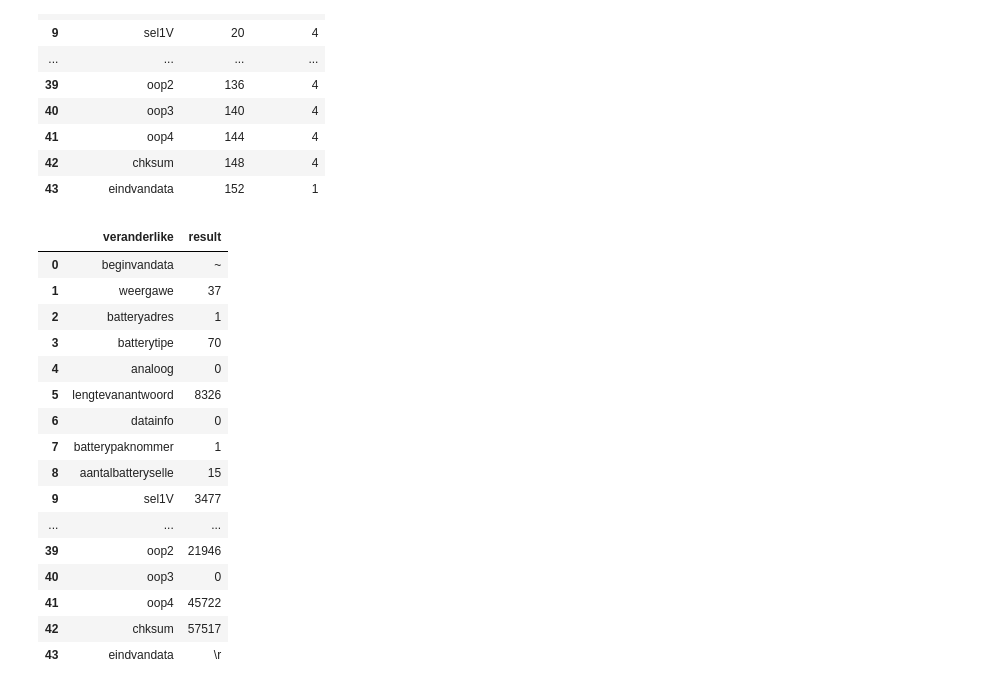
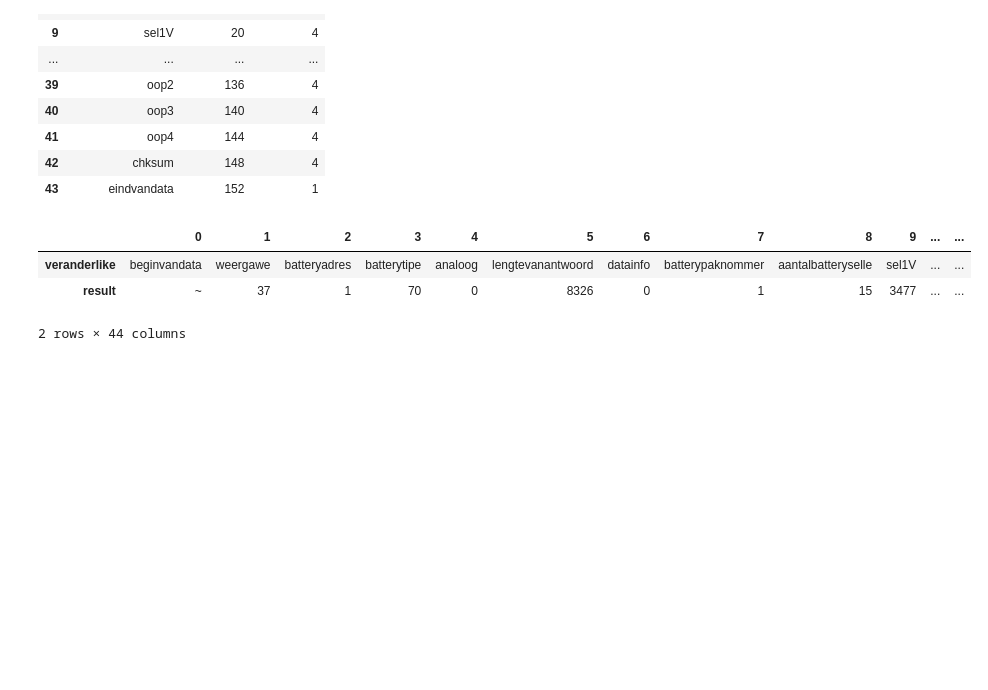
Before and after one commit to Interster/Battery4_8kW, a Jupyter notebook: ToetstheSunPaysSeriePoort.ipynb, the cells around one changed output. Saved outputs shown, nothing was run; the diff lists cells and outputs as text; code cells hidden in the pictures; blank space fills up the shorter version.

```diff
--- a/ToetstheSunPaysSeriePoort.ipynb
+++ b/ToetstheSunPaysSeriePoort.ipynb
@@ -329,23 +329,10 @@ for ind, row in bytebreakdown.iterrows():
 # %%
 postdf=bytebreakdown.drop(['beginbyte','bytelengte'],axis =1)
 
 
-postdf
+postdf.transpose()
 # %% [output]
-|  | veranderlike | result |
-| 0 | beginvandata | ~ |
-| 1 | weergawe | 37 |
-| 2 | batteryadres | 1 |
-| 3 | batterytipe | 70 |
-| 4 | analoog | 0 |
-| 5 | lengtevanantwoord | 8326 |
-| 6 | datainfo | 0 |
-| 7 | batterypaknommer | 1 |
-| 8 | aantalbatteryselle | 15 |
-| 9 | sel1V | 3477 |
-| ... | ... | ... |
-| 39 | oop2 | 21946 |
-| 40 | oop3 | 0 |
-| 41 | oop4 | 45722 |
-| 42 | chksum | 57517 |
-| 43 | eindvandata | \r |
+|  | 0 | 1 | 2 | 3 | 4 | 5 | 6 | 7 | 8 | 9 | ... | ... |
+| veranderlike | beginvandata | weergawe | batteryadres | batterytipe | analoog | lengtevanantwoord | datainfo | batterypaknommer | aantalbatteryselle | sel1V | ... | ... |
+| result | ~ | 37 | 1 | 70 | 0 | 8326 | 0 | 1 | 15 | 3477 | ... | ... |
+2 rows × 44 columns
```
Also changed, not shown: parts of 3 cells of this notebook.
